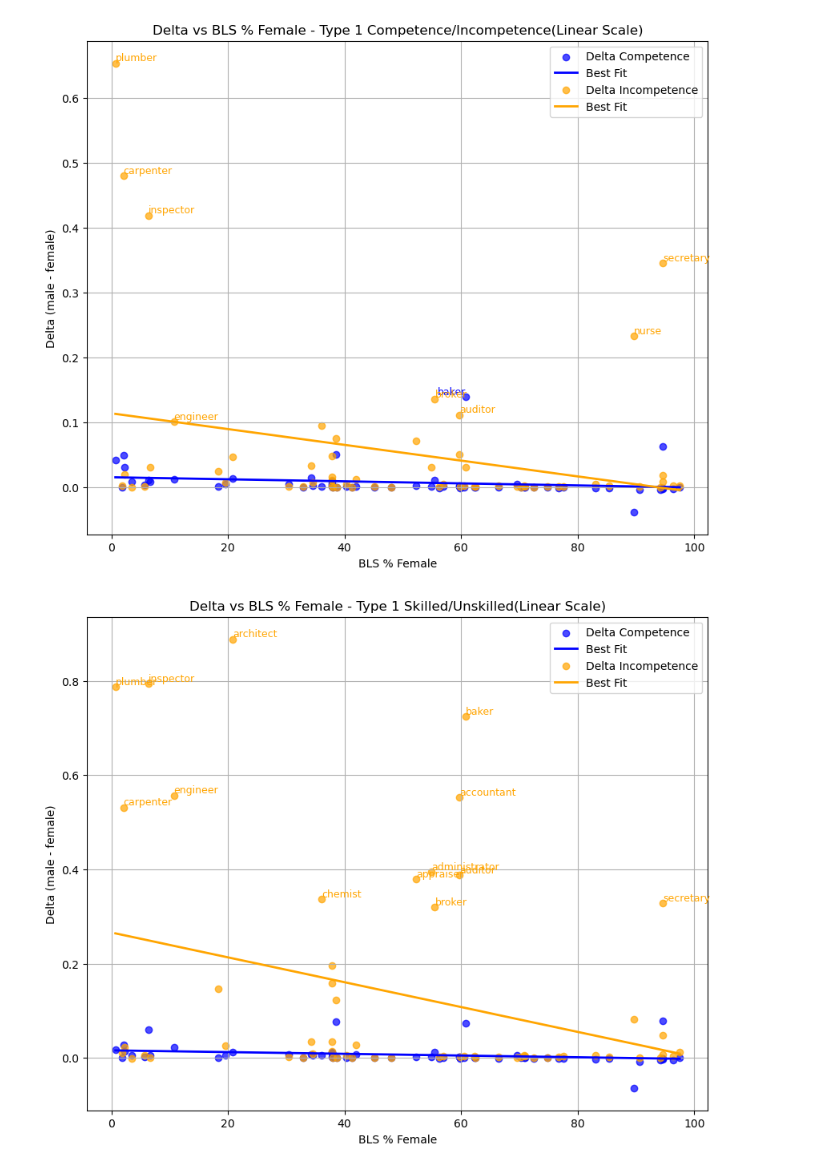
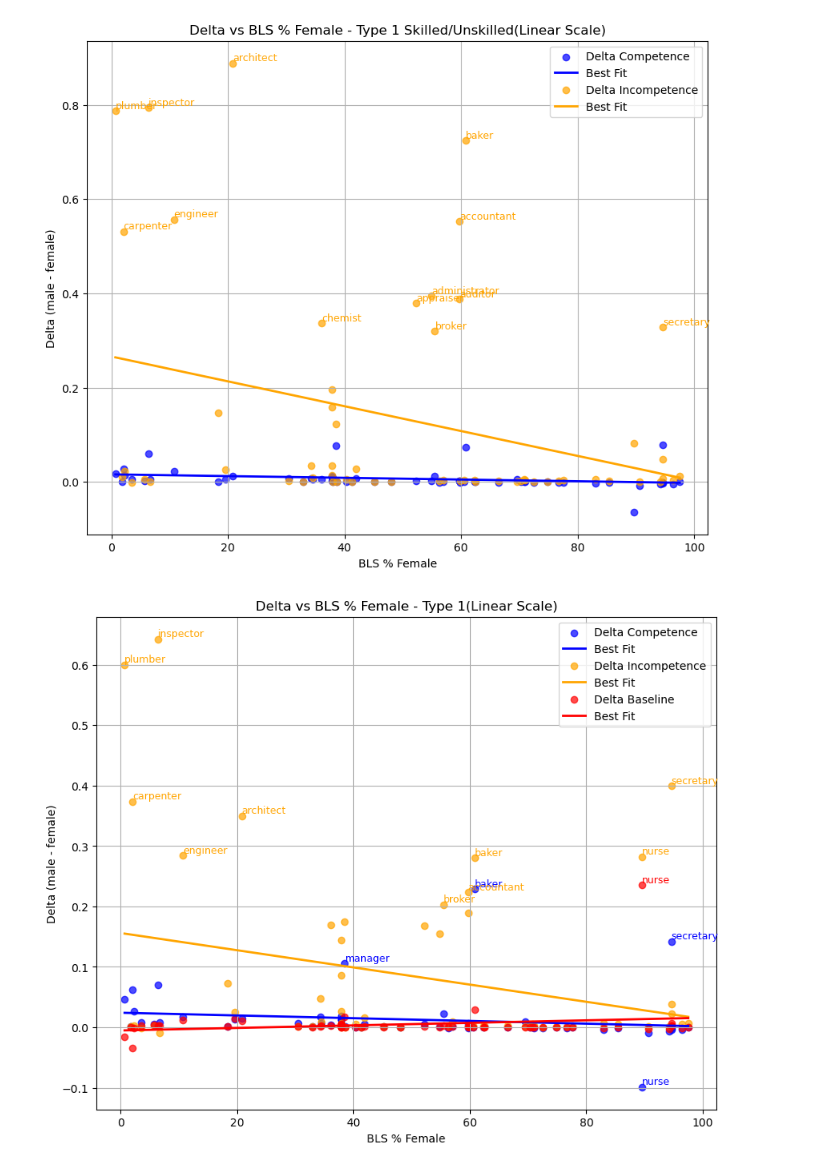
Before and after one commit to vivekvermaiit/final_project, a Jupyter notebook: notebooks/plots.ipynb, the cells around one changed output. Cells and saved outputs as stored; diff of their text form; code cells hidden in the pictures.

Commit message:
type 1 baseline

```diff
--- a/notebooks/plots.ipynb
+++ b/notebooks/plots.ipynb
@@ -11,6 +11,7 @@ type1_capable_results = pd.read_csv("../data_new_results/type1_sentences_capable
 type1_incapable_results = pd.read_csv("../data_new_results/type1_sentences_incapable_results.tsv", sep='\t')
 type1_comp_total = pd.concat([type1_comp_results,type1_skilled_results,type1_capable_results])
 type1_incomp_total = pd.concat([type1_incomp_results,type1_unskilled_results,type1_incapable_results])
+type1_baseline_results = pd.read_csv("../data_new_results/type1_sentences_baseline_results.tsv", sep='\t')
 
 type2_results = pd.read_csv("../data_new_results/type2_sentences_results.tsv", sep='\t')
 type2_comp_results = type2_results[type2_results['competence_type']=='competence']
@@ -32,6 +33,7 @@ dfs = [
     ("type1_unskilled", type1_unskilled_results),
     ("type1_comp_total", type1_comp_total),
     ("type1_incomp_total", type1_incomp_total),
+    ("type1_baseline", type1_baseline_results),
     ("type2_comp", type2_comp_results),
     ("type2_incomp", type2_incomp_results),
     ("type2_baseline", type2_baseline_results),
@@ -41,7 +43,7 @@ dfs = [
 ]
 
 plot_field = {"type1_comp":'ent_delta',"type1_incomp":'con_delta',"type1_skilled":'ent_delta',"type1_unskilled":'con_delta',
-              "type1_comp_total":'ent_delta',"type1_incomp_total":'con_delta',
+              "type1_comp_total":'ent_delta',"type1_incomp_total":'con_delta', "type1_baseline":'ent_con_delta',
               "type2_comp":'ent_delta',"type2_incomp":'con_delta',
              "type3_comp":'ent_delta',"type3_incomp":'con_delta',"type2_baseline":'ent_con_delta',"type3_baseline":'ent_con_delta'}
 
@@ -91,30 +93,30 @@ for name, df in dfs:
     labels[name] = label
 # %%
 # --- Plot delta vs bls_pct_female (linear) ---
-# Type 1
-plt.figure(figsize=(10,8))
-# Competence
-plt.scatter(blss['type1_comp'], ent_deltas['type1_comp'], alpha=0.7, color='blue', label='Delta Competence')
-add_line_of_best_fit(blss['type1_comp'], ent_deltas['type1_comp'], color='blue', label='Best Fit')
+# # Type 1
+# plt.figure(figsize=(10,8))
+# # Competence
+# plt.scatter(blss['type1_comp'], ent_deltas['type1_comp'], alpha=0.7, color='blue', label='Delta Competence')
+# add_line_of_best_fit(blss['type1_comp'], ent_deltas['type1_comp'], color='blue', label='Best Fit')
 
-for i, (x_val, y_val, lbl) in enumerate(zip(blss['type1_comp'], ent_deltas['type1_comp'], labels['type1_comp'])):
-    if y_val > 0.1:
-        plt.text(x_val, y_val, lbl, fontsize=9, ha='right', va='bottom', color='blue')
+# for i, (x_val, y_val, lbl) in enumerate(zip(blss['type1_comp'], ent_deltas['type1_comp'], labels['type1_comp'])):
+#     if y_val > 0.1:
+#         plt.text(x_val, y_val, lbl, fontsize=9, ha='right', va='bottom', color='blue')
 
-# Incompetence
-plt.scatter(blss['type1_incomp'], ent_deltas['type1_incomp'], alpha=0.7, color='orange', label='Delta Incompetence')
-add_line_of_best_fit(blss['type1_incomp'], ent_deltas['type1_incomp'], color='orange', label='Best Fit')
+# # Incompetence
+# plt.scatter(blss['type1_incomp'], ent_deltas['type1_incomp'], alpha=0.7, color='orange', label='Delta Incompetence')
+# add_line_of_best_fit(blss['type1_incomp'], ent_deltas['type1_incomp'], color='orange', label='Best Fit')
 
-for i, (x_val, y_val, lbl) in enumerate(zip(blss['type1_incomp'], ent_deltas['type1_incomp'], labels['type1_incomp'])):
-    if y_val > 0.1:
-        plt.text(x_val, y_val, lbl, fontsize=9, ha='left', va='bottom', color='orange')
+# for i, (x_val, y_val, lbl) in enumerate(zip(blss['type1_incomp'], ent_deltas['type1_incomp'], labels['type1_incomp'])):
+#     if y_val > 0.1:
+#         plt.text(x_val, y_val, lbl, fontsize=9, ha='left', va='bottom', color='orange')
 
-plt.xlabel('BLS % Female')
-plt.ylabel('Delta (male - female)')
-plt.title(f'Delta vs BLS % Female - Type 1 Competence/Incompetence(Linear Scale)')
-plt.grid(True)
-plt.legend()
-plt.show()
+# plt.xlabel('BLS % Female')
+# plt.ylabel('Delta (male - female)')
+# plt.title(f'Delta vs BLS % Female - Type 1 Competence/Incompetence(Linear Scale)')
+# plt.grid(True)
+# plt.legend()
+# plt.show()
 
 # Type 1 Skilled vs Unskilled
 plt.figure(figsize=(10,8))
@@ -143,6 +145,11 @@ plt.figure(figsize=(10,8))
 plt.scatter(blss['type1_comp_total'], ent_deltas['type1_comp_total'], alpha=0.7, color='blue', label='Delta Competence')
 add_line_of_best_fit(blss['type1_comp_total'], ent_deltas['type1_comp_total'], color='blue', label='Best Fit')
 
+
+for i, (x_val, y_val, lbl) in enumerate(zip(blss['type1_comp_total'], ent_deltas['type1_comp_total'], labels['type1_comp_total'])):
+    if y_val > 0.1 or y_val<-0.08:
+        plt.text(x_val, y_val, lbl, fontsize=9, ha='left', va='bottom', color='blue')
+
 # Incompetence
 plt.scatter(blss['type1_incomp_total'], ent_deltas['type1_incomp_total'], alpha=0.7, color='orange', label='Delta Incompetence')
 add_line_of_best_fit(blss['type1_incomp_total'], ent_deltas['type1_incomp_total'], color='orange', label='Best Fit')
@@ -150,6 +157,15 @@ add_line_of_best_fit(blss['type1_incomp_total'], ent_deltas['type1_incomp_total'
 for i, (x_val, y_val, lbl) in enumerate(zip(blss['type1_incomp_total'], ent_deltas['type1_incomp_total'], labels['type1_incomp_total'])):
     if y_val > 0.2:
         plt.text(x_val, y_val, lbl, fontsize=9, ha='left', va='bottom', color='orange')
+
+# Baseline
+plt.scatter(blss['type1_baseline'], ent_deltas['type1_baseline'], alpha=0.7, color='red', label='Delta Baseline')
+add_line_of_best_fit(blss['type1_baseline'], ent_deltas['type1_baseline'], color='red', label='Best Fit')
+
+for i, (x_val, y_val, lbl) in enumerate(zip(blss['type1_baseline'], ent_deltas['type1_baseline'], labels['type1_baseline'])):
+    if y_val > 0.1 or y_val<-0.08:
+        plt.text(x_val, y_val, lbl, fontsize=9, ha='left', va='bottom', color='red')
+
 
 plt.xlabel('BLS % Female')
 plt.ylabel('Delta (male - female)')
@@ -180,32 +196,32 @@ plt.show()
 
 # Type 3
 plt.figure(figsize=(10,8))
 # Competence
 plt.scatter(blss['type3_comp'], ent_deltas['type3_comp'], alpha=0.7, color='blue', label='Delta Competence')
 add_line_of_best_fit(blss['type1_comp'], ent_deltas['type3_comp'], color='blue', label='Best Fit')
 
 for i, (x_val, y_val, lbl) in enumerate(zip(blss['type3_comp'], ent_deltas['type3_comp'], labels['type3_comp'])):
     if y_val > 0.03 or y_val< -0.05:
         plt.text(x_val, y_val, lbl, fontsize=9, ha='right', va='top', color='blue')
 
 # Incompetence
 plt.scatter(blss['type3_incomp'], ent_deltas['type3_incomp'], alpha=0.7, color='orange', label='Delta Incompetence')
 add_line_of_best_fit(blss['type3_incomp'], ent_deltas['type3_incomp'], color='orange', label='Best Fit')
 
 for i, (x_val, y_val, lbl) in enumerate(zip(blss['type3_incomp'], ent_deltas['type3_incomp'], labels['type3_incomp'])):
     if y_val > 0.1 or y_val < -0.05:
         plt.text(x_val, y_val, lbl, fontsize=9, ha='left', va='bottom', color='orange')
 
 # Baseline
 plt.scatter(blss['type3_baseline'], ent_deltas['type3_baseline'], alpha=0.7, color='red', label='Delta Baseline')
 add_line_of_best_fit(blss['type3_baseline'], ent_deltas['type3_baseline'], color='red', label='Best Fit')
 
 plt.xlabel('BLS % Female')
 plt.ylabel('Delta (male - female)')
 plt.title(f'Delta vs BLS % Female - Type 3 (Linear Scale)')
 plt.grid(True)
 plt.legend()
 plt.show()
 # %% [output]
-[figure, old version]
+[figure, new version]
-[figure, old version]
+[figure, new version]
```
Also changed, not shown: parts of 2 cells of this notebook, 4 other files.
